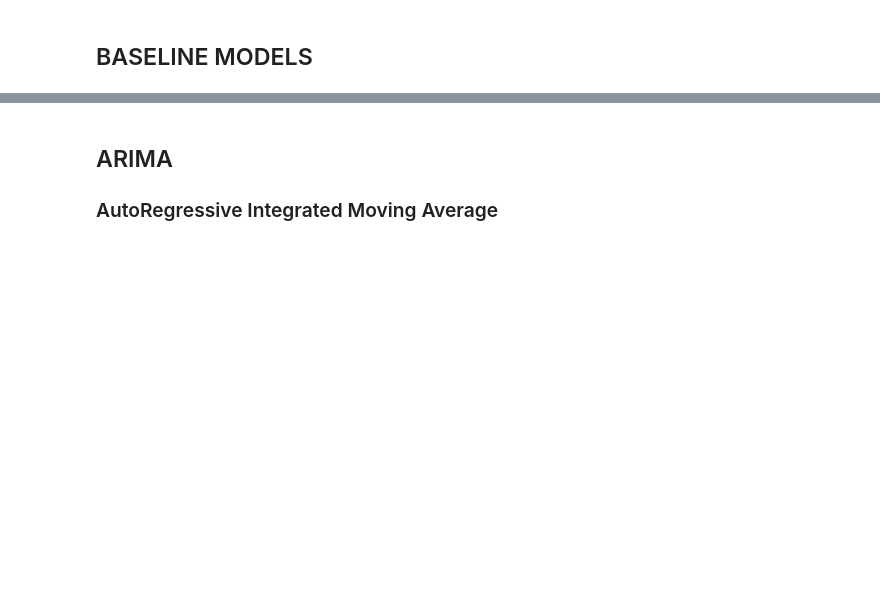
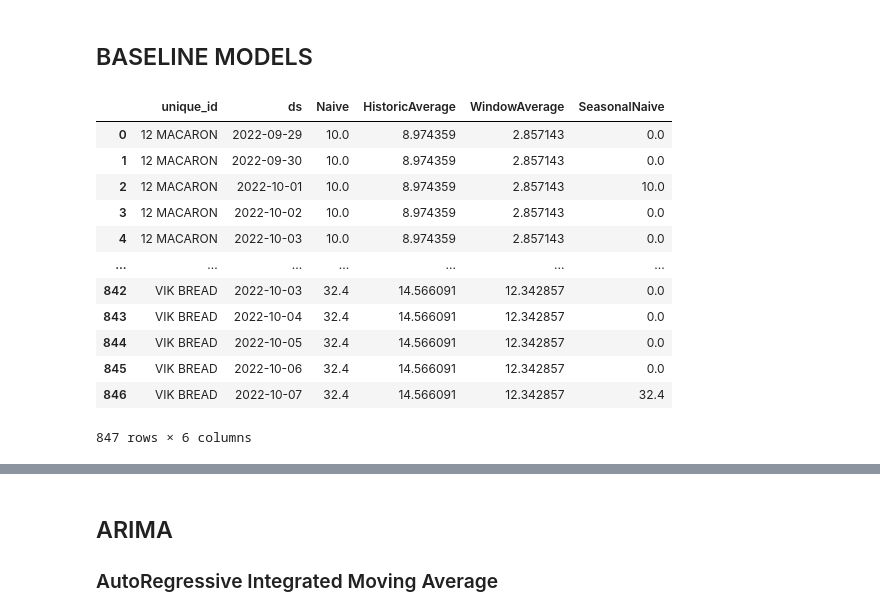
Before and after one commit to JhesorleyML/Lectures, a Jupyter notebook: Time Series Forecasting/Sample_Forecasting.ipynb, the cells around one changed output, grey strips where cells are left out. Drawn from its saved outputs; the diff is of its cells as text; code cells hidden in the pictures; blank space fills up the shorter version.

```diff
--- a/Time Series Forecasting/Sample_Forecasting.ipynb
+++ b/Time Series Forecasting/Sample_Forecasting.ipynb
@@ -17,3 +37,30 @@ from statsforecast.models import Naive, HistoricAverage, WindowAverage, Seasonal
+# %%
+horizon = 7;
+models = [
+    Naive(),
+    HistoricAverage(),
+    WindowAverage(window_size = 7),
+    SeasonalNaive(season_length = 7)
+]
+sf = StatsForecast(models, freq='D')
+sf.fit(df=df)
+preds = sf.predict(h=horizon)
+# %%
+preds
+# %% [output]
+|  | unique_id | ds | Naive | HistoricAverage | WindowAverage | SeasonalNaive |
+| 0 | 12 MACARON | 2022-09-29 | 10.0 | 8.974359 | 2.857143 | 0.0 |
+| 1 | 12 MACARON | 2022-09-30 | 10.0 | 8.974359 | 2.857143 | 0.0 |
+| 2 | 12 MACARON | 2022-10-01 | 10.0 | 8.974359 | 2.857143 | 10.0 |
+| 3 | 12 MACARON | 2022-10-02 | 10.0 | 8.974359 | 2.857143 | 0.0 |
+| 4 | 12 MACARON | 2022-10-03 | 10.0 | 8.974359 | 2.857143 | 0.0 |
+| ... | ... | ... | ... | ... | ... | ... |
+| 842 | VIK BREAD | 2022-10-03 | 32.4 | 14.566091 | 12.342857 | 0.0 |
+| 843 | VIK BREAD | 2022-10-04 | 32.4 | 14.566091 | 12.342857 | 0.0 |
+| 844 | VIK BREAD | 2022-10-05 | 32.4 | 14.566091 | 12.342857 | 0.0 |
+| 845 | VIK BREAD | 2022-10-06 | 32.4 | 14.566091 | 12.342857 | 0.0 |
+| 846 | VIK BREAD | 2022-10-07 | 32.4 | 14.566091 | 12.342857 | 32.4 |
+847 rows × 6 columns
 # %%
 plot_series(
     df=df,
```
Also changed, not shown: parts of 21 cells of this notebook, 3 other files.
